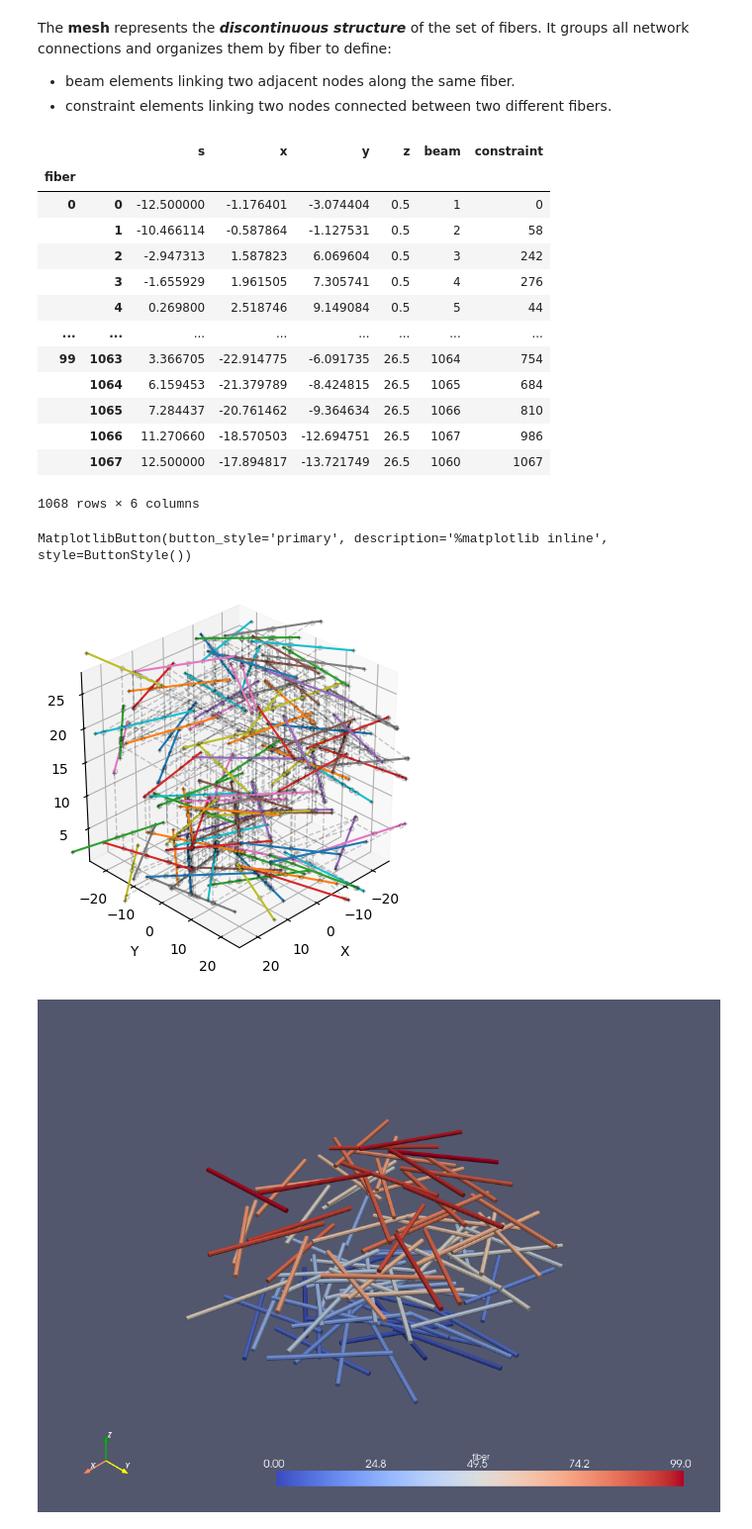
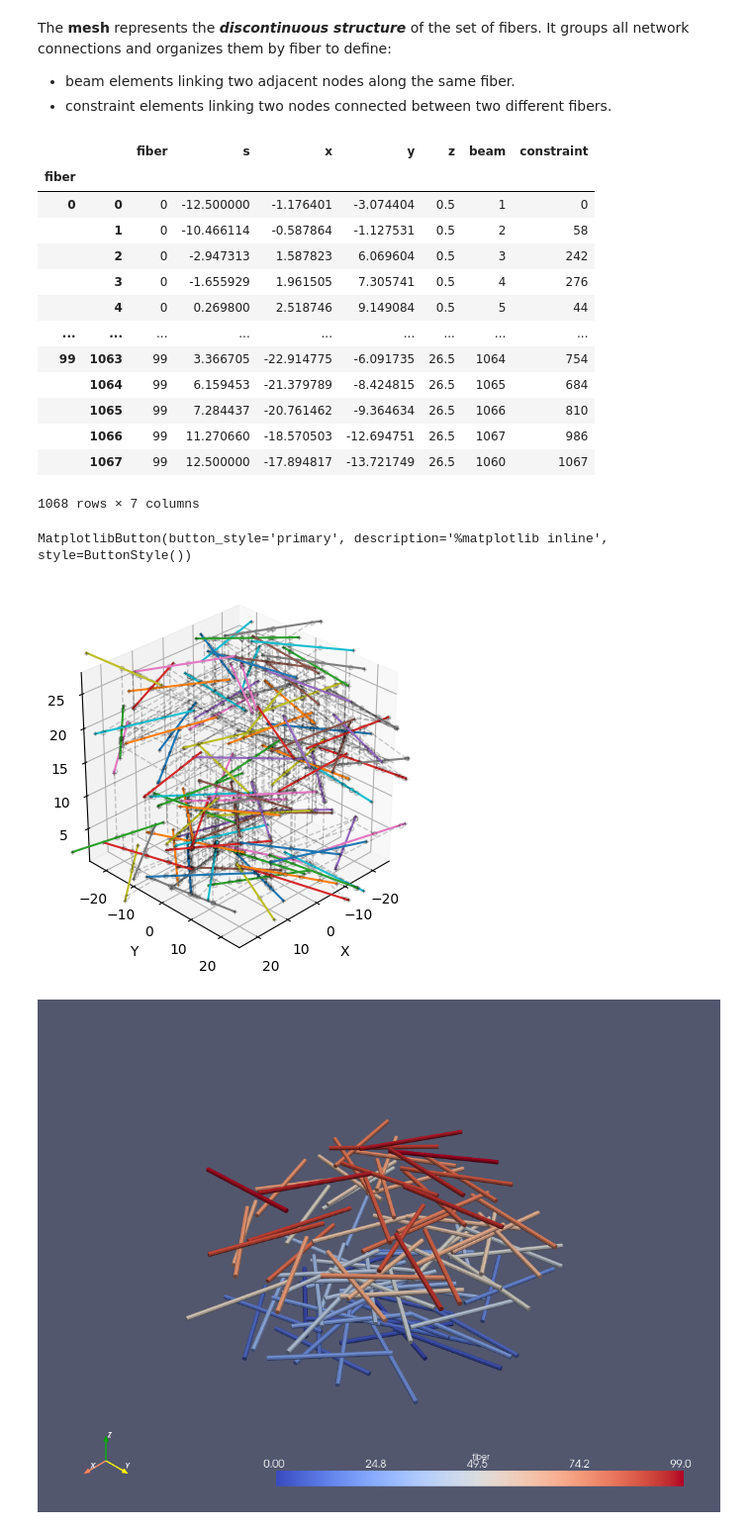
Before and after one commit to fmahe/fibermat, a Jupyter notebook: jupyter-notebook.ipynb, the cells around one changed output. Shown at 99% size. Saved outputs shown, nothing was run; the diff lists cells and outputs as text; code cells hidden in the pictures.

```diff
--- a/jupyter-notebook.ipynb
+++ b/jupyter-notebook.ipynb
@@ -400,48 +401,48 @@ net = Net(mat, **inputs)
 # Stack fibers
 stack = Stack(mat, net, **inputs)
 # Create the fiber mesh
 mesh = Mesh(stack)
 
-display(mesh.groupby(by="fiber").apply(lambda x: x, include_groups=False))
+display(mesh.groupby(by="fiber").apply(lambda x: x))
 
 # ~~~ Figure ~~~ #
 matplotlibButton()
 
 fig, ax = plt.subplots(subplot_kw=dict(projection='3d', aspect='equal',
                                        xlabel="X", ylabel="Y", zlabel="Z"))
 ax.view_init(azim=45, elev=30, roll=0)
 for i, j, k in tqdm(zip(mesh.index, mesh.beam, mesh.constraint),
                     total=len(mesh)):
     a, b, c = mesh.iloc[[i, j, k]][[*"xyz"]].values
     if mesh.iloc[i].s < mesh.iloc[j].s:
         # Draw intra-fiber connections
         plt.plot(*np.c_[a, b],
                  c=plt.cm.tab10(mesh.fiber.iloc[i] % 10))
     if mesh.iloc[i].z < mesh.iloc[k].z:
         # Draw inter-fiber connections
         plt.plot(*np.c_[a, c], '--ok',
                  lw=1, mfc='none', ms=3, alpha=0.2)
     if mesh.iloc[i].fiber == mesh.iloc[k].fiber:
         # Draw fiber end nodes
         plt.plot(*np.c_[a, c], '+k', ms=3, alpha=0.2)
 ax.set_xlim(-0.5 * mesh.attrs["size"], 0.5 * mesh.attrs["size"])
 ax.set_ylim(-0.5 * mesh.attrs["size"], 0.5 * mesh.attrs["size"])
 plt.show()
 # %% [output]
-|  |  | s | x | y | z | beam | constraint |
-| fiber |  |  |  |  |  |  |  |
-| 0 | 0 | -12.500000 | -1.176401 | -3.074404 | 0.5 | 1 | 0 |
-|  | 1 | -10.466114 | -0.587864 | -1.127531 | 0.5 | 2 | 58 |
-|  | 2 | -2.947313 | 1.587823 | 6.069604 | 0.5 | 3 | 242 |
-|  | 3 | -1.655929 | 1.961505 | 7.305741 | 0.5 | 4 | 276 |
-|  | 4 | 0.269800 | 2.518746 | 9.149084 | 0.5 | 5 | 44 |
-| ... | ... | ... | ... | ... | ... | ... | ... |
-| 99 | 1063 | 3.366705 | -22.914775 | -6.091735 | 26.5 | 1064 | 754 |
-|  | 1064 | 6.159453 | -21.379789 | -8.424815 | 26.5 | 1065 | 684 |
-|  | 1065 | 7.284437 | -20.761462 | -9.364634 | 26.5 | 1066 | 810 |
-|  | 1066 | 11.270660 | -18.570503 | -12.694751 | 26.5 | 1067 | 986 |
-|  | 1067 | 12.500000 | -17.894817 | -13.721749 | 26.5 | 1060 | 1067 |
+|  |  | fiber | s | x | y | z | beam | constraint |
+| fiber |  |  |  |  |  |  |  |  |
+| 0 | 0 | 0 | -12.500000 | -1.176401 | -3.074404 | 0.5 | 1 | 0 |
+|  | 1 | 0 | -10.466114 | -0.587864 | -1.127531 | 0.5 | 2 | 58 |
+|  | 2 | 0 | -2.947313 | 1.587823 | 6.069604 | 0.5 | 3 | 242 |
+|  | 3 | 0 | -1.655929 | 1.961505 | 7.305741 | 0.5 | 4 | 276 |
+|  | 4 | 0 | 0.269800 | 2.518746 | 9.149084 | 0.5 | 5 | 44 |
+| ... | ... | ... | ... | ... | ... | ... | ... | ... |
+| 99 | 1063 | 99 | 3.366705 | -22.914775 | -6.091735 | 26.5 | 1064 | 754 |
+|  | 1064 | 99 | 6.159453 | -21.379789 | -8.424815 | 26.5 | 1065 | 684 |
+|  | 1065 | 99 | 7.284437 | -20.761462 | -9.364634 | 26.5 | 1066 | 810 |
+|  | 1066 | 99 | 11.270660 | -18.570503 | -12.694751 | 26.5 | 1067 | 986 |
+|  | 1067 | 99 | 12.500000 | -17.894817 | -13.721749 | 26.5 | 1060 | 1067 |
-1068 rows × 6 columns
+1068 rows × 7 columns
 MatplotlibButton(button_style='primary', description='%matplotlib inline', style=ButtonStyle())
 [figure]
 # %%
```
Also changed, not shown: parts of 3 cells of this notebook, 7 other files.
